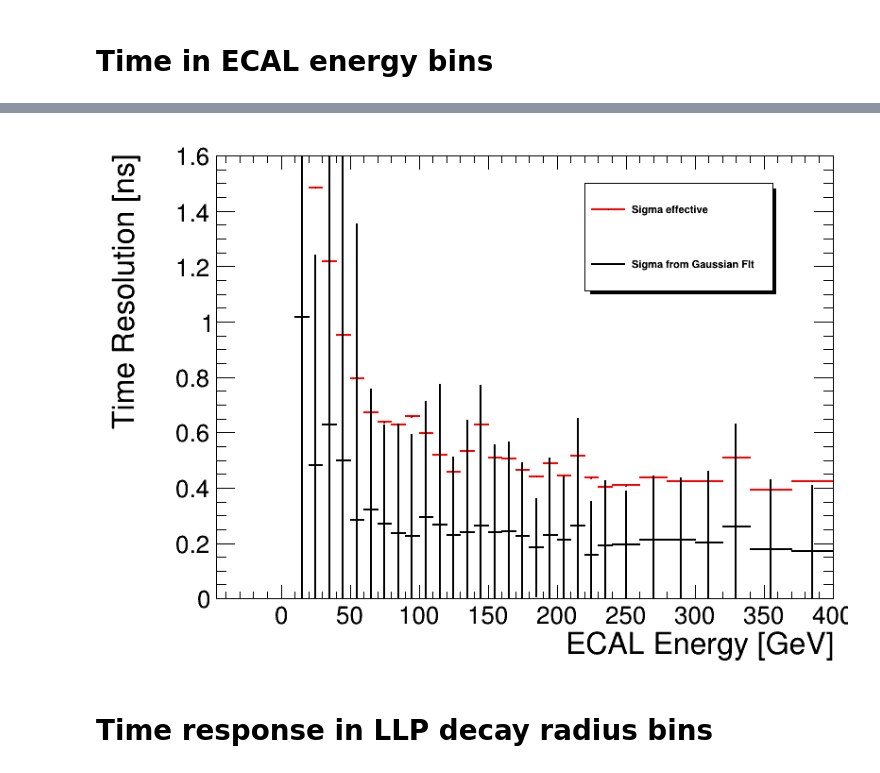
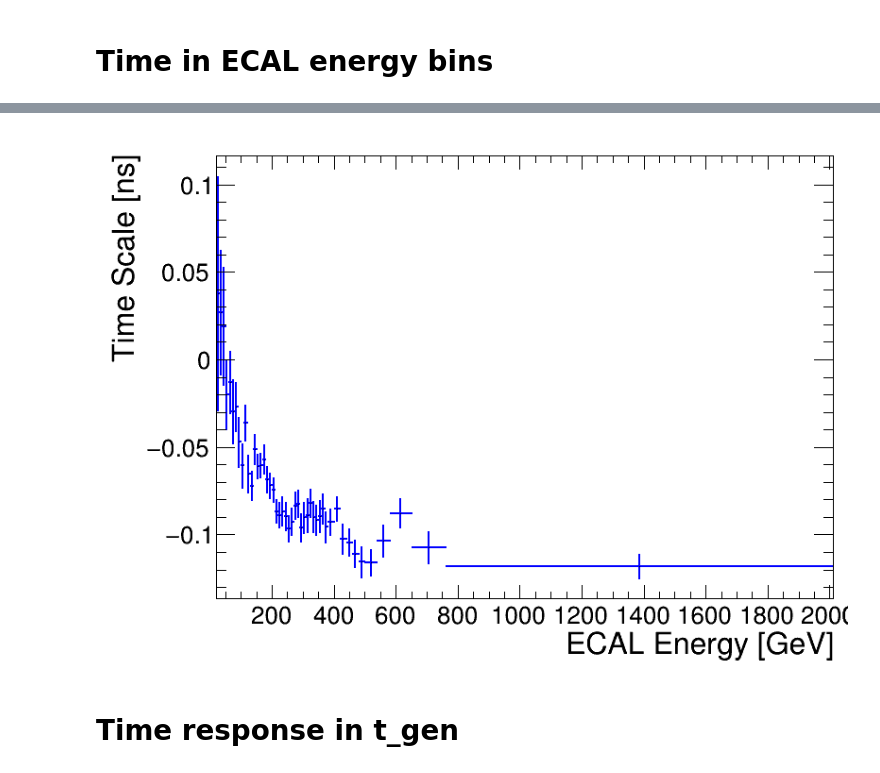
Before and after one commit to cms-lpc-llp/delayed_jet_analyzer, a Jupyter notebook: plot_scripts/four_jet_time_plotter.ipynb, the cells around one changed output, grey strips where cells are left out. Drawn from its saved outputs; the diff is of its cells as text; code cells hidden in the pictures.

```diff
--- a/plot_scripts/four_jet_time_plotter.ipynb
+++ b/plot_scripts/four_jet_time_plotter.ipynb
@@ -216,6 +225,8 @@ leg.SetEntrySeparation(0.01)
 h = {}
 proj = []
 
+
+bins = [1,2,3,4,5,6]
 
 
 for i in range(len(bins)-1):
@@ -232,27 +243,28 @@ for i in range(len(bins)-1):
 proj[0].GetYaxis().SetTitle("Events")
 proj[0].GetYaxis().SetRangeUser(0,1)
 line_color = [1,2,3,6,8]
-for i in range(len(bins)-1):
+for j in range(len(bins)-1):
+    i = len(bins)-2-j
     proj[i].SetLineColor(line_color[i])
     print(proj[i].Integral())
 #     proj[i].Rebin(30)
-    proj[i].Scale(1./proj[i].Integral())
-    proj[i].GetYaxis().SetRangeUser(0,0.1)
+#     proj[i].Scale(1./proj[i].Integral())
+#     proj[i].GetYaxis().SetRangeUser(0,0.1)
     proj[i].GetXaxis().SetRangeUser(-3,5)
 
-    if i == 0:
+    if j == 0:
         proj[i].DrawCopy()
-    if i == 2:
+    if j == 2:
         proj[i].SetLineColor(4)
 
     proj[i].DrawCopy('SAME')
-proj[2].GetYaxis().SetRangeUser(0,1)
+# proj[2].GetYaxis().SetRangeUser(0,1)
 
 leg.Draw()
-# c.SetLogy()
+c.SetLogy()
 c.Draw()
 
 # c.SaveAs('time_response_ecal.pdf')
 assert(len(bins)-1 == len(proj))
-c.SaveAs("time_response_rechit.pdf")
+c.SaveAs("../plots/time_response_rechit.pdf")
 # %% [output]
@@ -468,9 +495,8 @@ Info in <TCanvas::Print>: pdf file time_response_ecal_ecut1.pdf has been created
 # %%
-### response w.r.t time gen
 
 sigma_eff = True
 c = rt.TCanvas('c', 'c', 800, 600)
-legend = rt.TLegend(0.65,0.70,0.9,0.9);
+legend = rt.TLegend(0.55,0.70,0.9,0.9);
 
 
 rt.gStyle.SetOptStat(000)
@@ -547,30 +573,36 @@ for i in range(len(proj)):
     res_eff.SetBinContent(i+1,r.Parameter(2))
     res_eff.SetBinError(i+1,r.ParError(2))
 
-res.SetXTitle('ECAL Energy [GeV]')
-res.SetYTitle('Time Resolution [ns]')
-res.GetXaxis().SetRangeUser(0,400)
-res.GetYaxis().SetRangeUser(0,1.6)
 
-# res.GetYaxis().SetRangeUser(0,0.5)
-scale.GetXaxis().SetRangeUser(0,400)
-scale.GetYaxis().SetRangeUser(-0.4,0.4)
 
-scale.SetXTitle('ECAL Energy [GeV]')
-scale.SetYTitle('Time Scale [ns]')
 
+legend.SetTextSize(0.03)
 legend.AddEntry(res,'Sigma effective')
 legend.AddEntry(res_eff,'Sigma from Gaussian FIt')
 
-# scale.Scale(1000.)
-# res.Scale(1000.)
-res.SetLineColor(2)
 
-res.DrawCopy()
-res_eff.DrawCopy('same')
 
-legend.Draw()
-c.Draw()
 
-c.SaveAs('time_res_ecal_energy_ecut1.pdf')
+draw_scale = True
+if draw_scale:
+#     scale.GetXaxis().SetRangeUser(0,800)
+#     scale.GetYaxis().SetRangeUser(-0.4,0.4)
+    scale.SetXTitle('ECAL Energy [GeV]')
+    scale.SetYTitle('Time Scale [ns]')
+    scale.SetLineColor(4)
+    scale.DrawCopy()
+    c.Draw()
+    c.SaveAs('../plots/time_scale_ecal_energy_ecut1.pdf')
+else:
+    res.SetXTitle('ECAL Energy [GeV]')
+    res.SetYTitle('Time Resolution [ns]')
+#     res.GetXaxis().SetRangeUser(0,800)
+    res.GetYaxis().SetRangeUser(0,1)
+    res.SetLineColor(2)
+    res_eff.SetLineColor(4)
+    res.DrawCopy()
+    res_eff.DrawCopy('same')
+    legend.Draw()
+    c.Draw()
+    c.SaveAs('../plots/time_res_ecal_energy_ecut1.pdf')
 # %% [output]
@@ -582,3 +613,3 @@ Info in <TCanvas::Print>: pdf file time_res_ecal_energy_ecut1.pdf has been creat
-[figure, old version]
+[figure, new version]
 # %% [markdown]
-# Time response in LLP decay radius bins
+# Time response in t_gen
```
Also changed, not shown: parts of 15 cells of this notebook, 1 other file.
